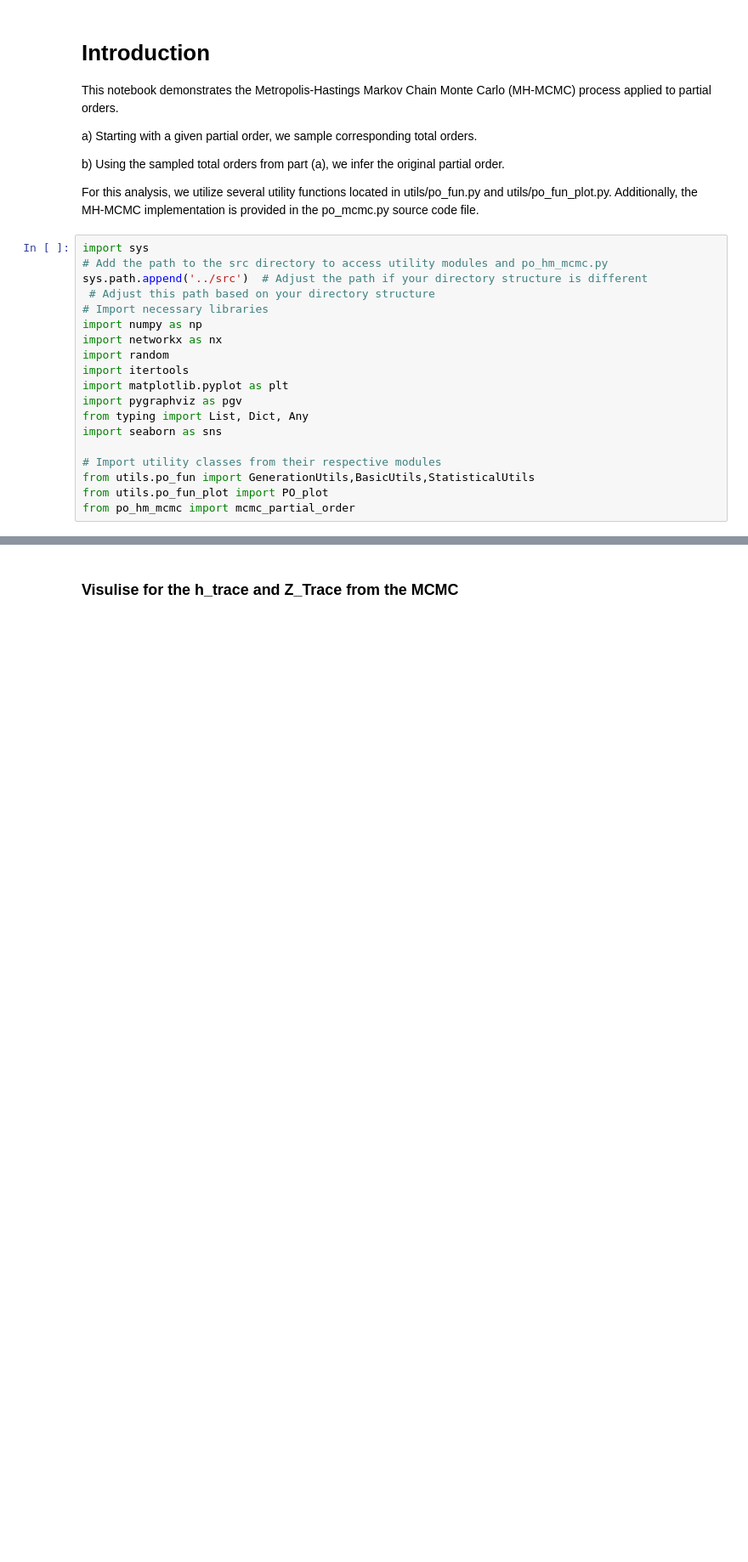
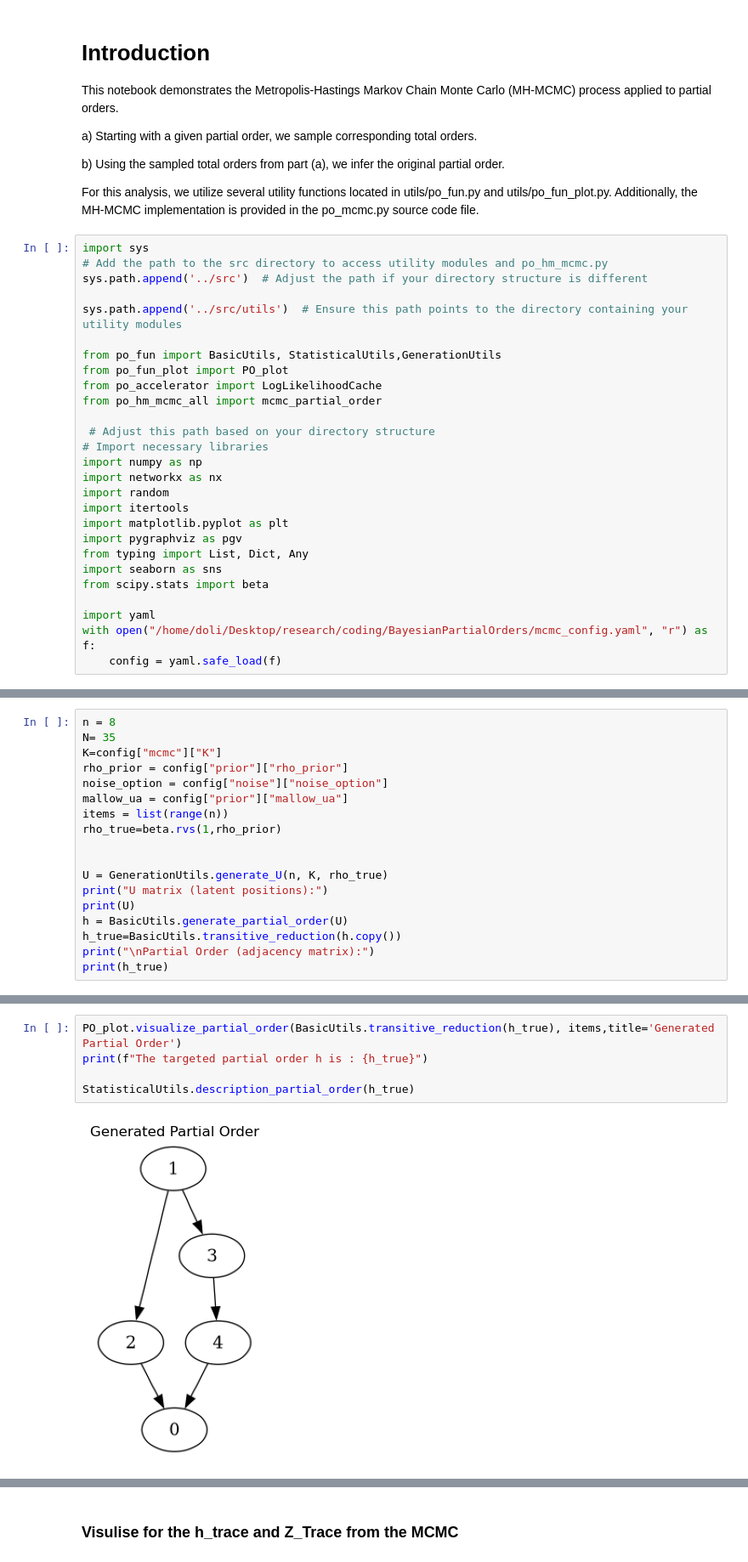
Before and after one commit to hollyli-dq/Phd_project, a Jupyter notebook: notebooks/mcmc_simulation.ipynb, the cells around one changed output, grey strips where cells are left out. Shown at 85% size. Saved outputs shown, nothing was run; the diff lists cells and outputs as text; blank space fills up the shorter version.

```diff
--- a/notebooks/mcmc_simulation.ipynb
+++ b/notebooks/mcmc_simulation.ipynb
@@ -11,6 +11,14 @@ For this analysis, we utilize several utility functions located in utils/po_fun.
 import sys
 # Add the path to the src directory to access utility modules and po_hm_mcmc.py
 sys.path.append('../src')  # Adjust the path if your directory structure is different
+
+sys.path.append('../src/utils')  # Ensure this path points to the directory containing your utility modules
+
+from po_fun import BasicUtils, StatisticalUtils,GenerationUtils
+from po_fun_plot import PO_plot
+from po_accelerator import LogLikelihoodCache
+from po_hm_mcmc_all import mcmc_partial_order
+
  # Adjust this path based on your directory structure
 # Import necessary libraries
 import numpy as np
@@ -21,9 +29,9 @@ import matplotlib.pyplot as plt
 import pygraphviz as pgv
 from typing import List, Dict, Any
 import seaborn as sns
+from scipy.stats import beta
 
-# Import utility classes from their respective modules
-from utils.po_fun import GenerationUtils,BasicUtils,StatisticalUtils
-from utils.po_fun_plot import PO_plot
-from po_hm_mcmc import mcmc_partial_order
+import yaml
+with open("/home/doli/Desktop/research/coding/BayesianPartialOrders/mcmc_config.yaml", "r") as f:
+    config = yaml.safe_load(f)
 # %% [markdown]
@@ -68,0 +47,18 @@ Depth of Partial Order: 3
+# %%
+n = 8
+N= 35
+K=config["mcmc"]["K"]
+rho_prior = config["prior"]["rho_prior"]
+noise_option = config["noise"]["noise_option"]
+mallow_ua = config["prior"]["mallow_ua"]
+items = list(range(n))
+rho_true=beta.rvs(1,rho_prior)
+
+
+U = GenerationUtils.generate_U(n, K, rho_true)
+print("U matrix (latent positions):")
+print(U)
+h = BasicUtils.generate_partial_order(U)
+h_true=BasicUtils.transitive_reduction(h.copy())
+print("\nPartial Order (adjacency matrix):")
+print(h_true)
@@ -68,0 +79,7 @@ Depth of Partial Order: 3
+# %%
+PO_plot.visualize_partial_order(BasicUtils.transitive_reduction(h_true), items,title='Generated Partial Order')
+print(f"The targeted partial order h is : {h_true}")
+
+StatisticalUtils.description_partial_order(h_true)
+# %% [output]
+[figure, added]
```
Also changed, not shown: parts of 17 cells of this notebook, 56 other files.
